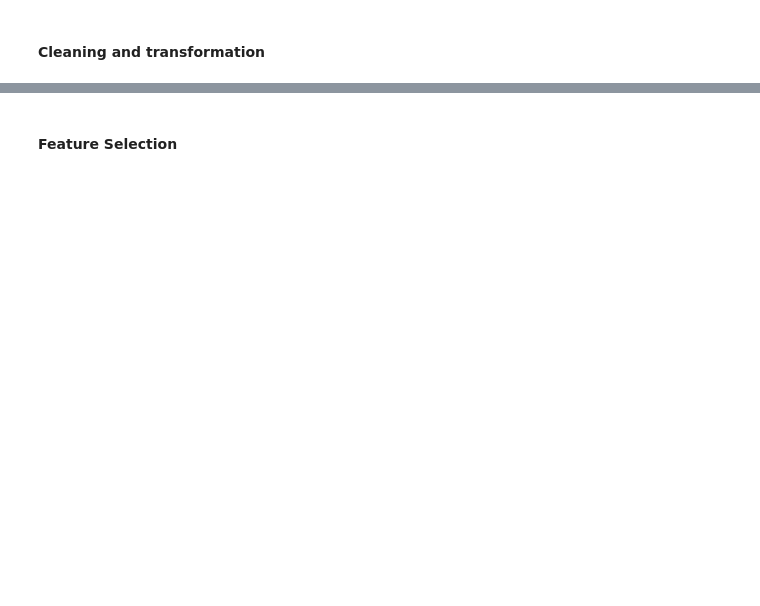
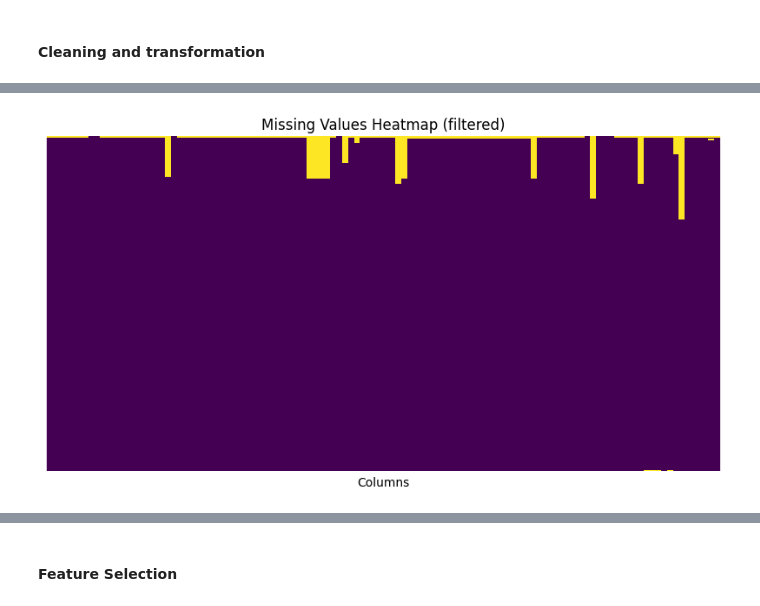
Before and after one commit to turrrray/dsedatathon, a Jupyter notebook: NUS_DSESC_DATABUSTERS_XX.ipynb, the cells around one changed output, grey strips where cells are left out. Drawn from its saved outputs; the diff is of its cells as text; code cells hidden in the pictures; blank space fills up the shorter version.

```diff
--- a/NUS_DSESC_DATABUSTERS_XX.ipynb
+++ b/NUS_DSESC_DATABUSTERS_XX.ipynb
@@ -82,14 +108,17 @@ Name: count, dtype: int64
+# %%
+# highlight non-SW factors
+factors = pd.read_csv("Quarterly Data.csv", nrows=1, index_col= 0)
+factors.columns = [c.upper() for c in factors.columns]
+columns_to_drop = factors.columns[factors.iloc[0] == 0]
+GDPC1 = quar_df_t["GDPC1"] # factor removes this, so need to add back later
 # %%
-# remove non-SW factors
-columns_to_remove = quar_df.columns[factors == 0]
-quar_df= quar_df.drop(columns=columns_to_remove)
-quar_df_filter = quar_df.iloc[2:]
+quar_df_t= quar_df_t.drop(columns=columns_to_drop)
+quar_df_t.insert(loc = 0, column = "GDPC1", value = GDPC1) # since target variable is removed by the factor
 
+# process dates, converting to time series as index by quarters
+quar_df_filter = quar_df_t.loc[pd.notna(quar_df_t.index), :]
+quar_df_filter.index = pd.date_range(start="1959-01-01", freq="Q", periods=len(quar_df_filter))
+quar_df_filter.index = quar_df_filter.index.to_period("Q") # converting to period indexed by quarters
 
-# process dates
-quar_df_filter = quar_df_filter.loc[pd.notna(quar_df_filter.index), :]
-quar_df_filter.index = pd.date_range(start="1959-01-01", freq="Q", periods=len(quar_df_filter))
-quar_df_filter.index = quar_df_filter.index.to_period("Q")
-
-quar_df_filter.head()
+quar_df_filter.columns
 # %% [output]
@@ -137,0 +142,14 @@ quar_df_t.head()
+# %%
+# filter out variables with less than 75% complete data
+non_missing_ratio = quar_df_filter.notnull().mean()
+threshold = 0.75  # minimum ratio of data present
+valid_columns = non_missing_ratio[non_missing_ratio >= threshold].index
+quar_df_filter_filtered_vars = quar_df_filter[valid_columns]
+
+plt.figure(figsize=(10, 5))
+sns.heatmap(quar_df_filter_filtered_vars.isna(), cmap="viridis", cbar=False, yticklabels=False,xticklabels=False)
+plt.xlabel("Columns")
+plt.title("Missing Values Heatmap (filtered)")
+plt.show()
+# %% [output]
+[figure, added]
```
Also changed, not shown: parts of 45 cells of this notebook.
